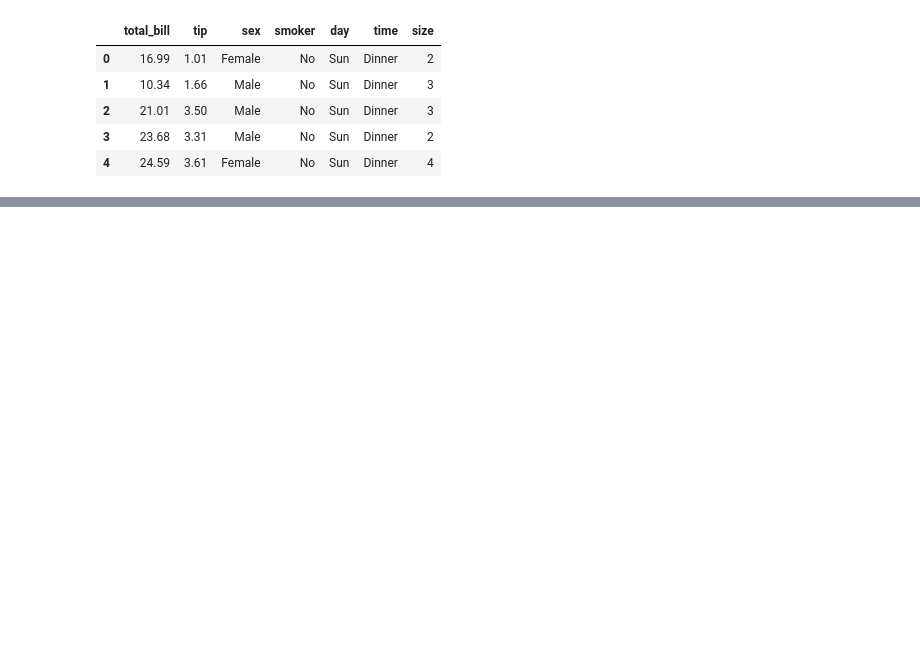
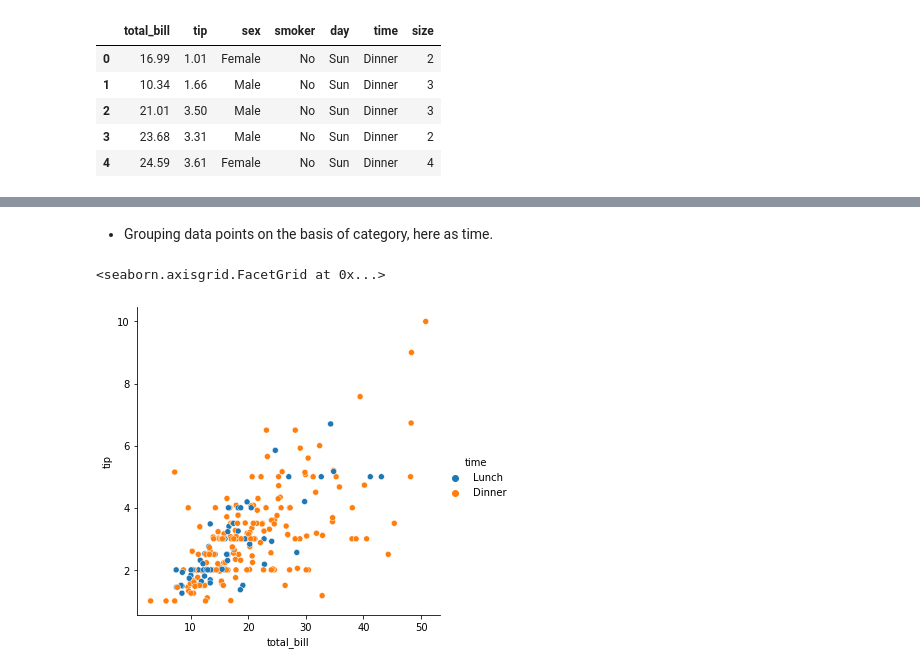
Before and after one commit to coderanandmaurya/seaborn, a Jupyter notebook: seaborn.ipynb, the cells around one changed output, grey strips where cells are left out. Saved outputs shown, nothing was run; the diff lists cells and outputs as text; code cells hidden in the pictures; blank space fills up the shorter version.

```diff
--- a/seaborn.ipynb
+++ b/seaborn.ipynb
@@ -42,0 +50,10 @@ anan'd
+# %% [markdown]
+- Grouping data points on the basis of category, here as time.
+# %%
+sns.relplot(x="total_bill",
+            y="tip",
+            hue="time",
+            data=tips)
+# %% [output]
+<seaborn.axisgrid.FacetGrid at 0x...>
+[figure, added]
```
Also changed, not shown: parts of 15 cells of this notebook.
